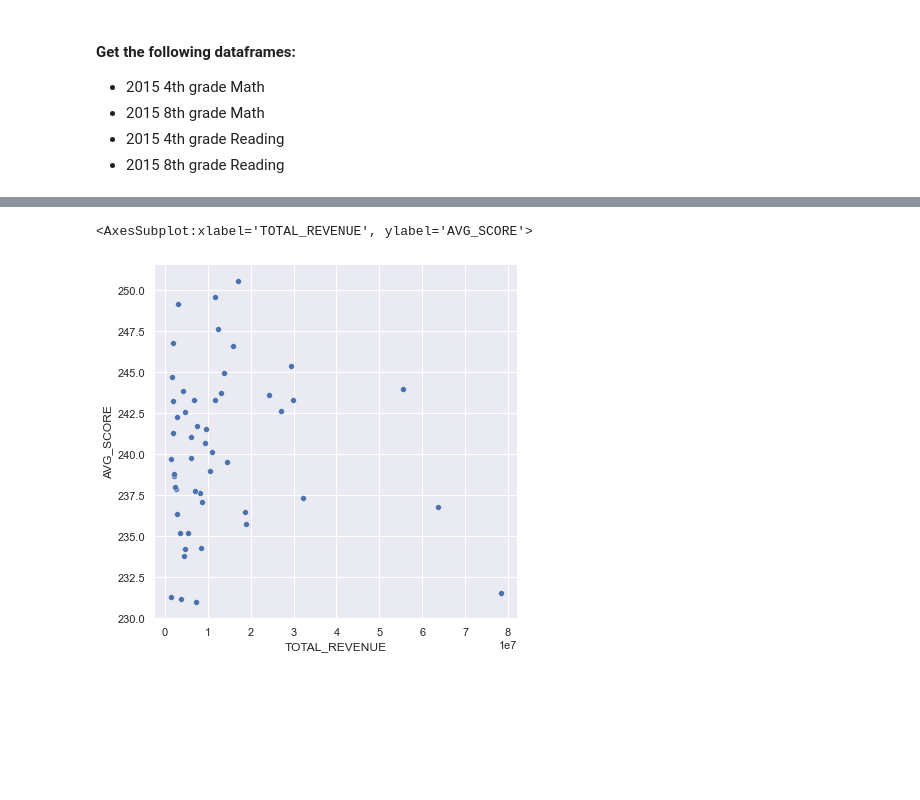
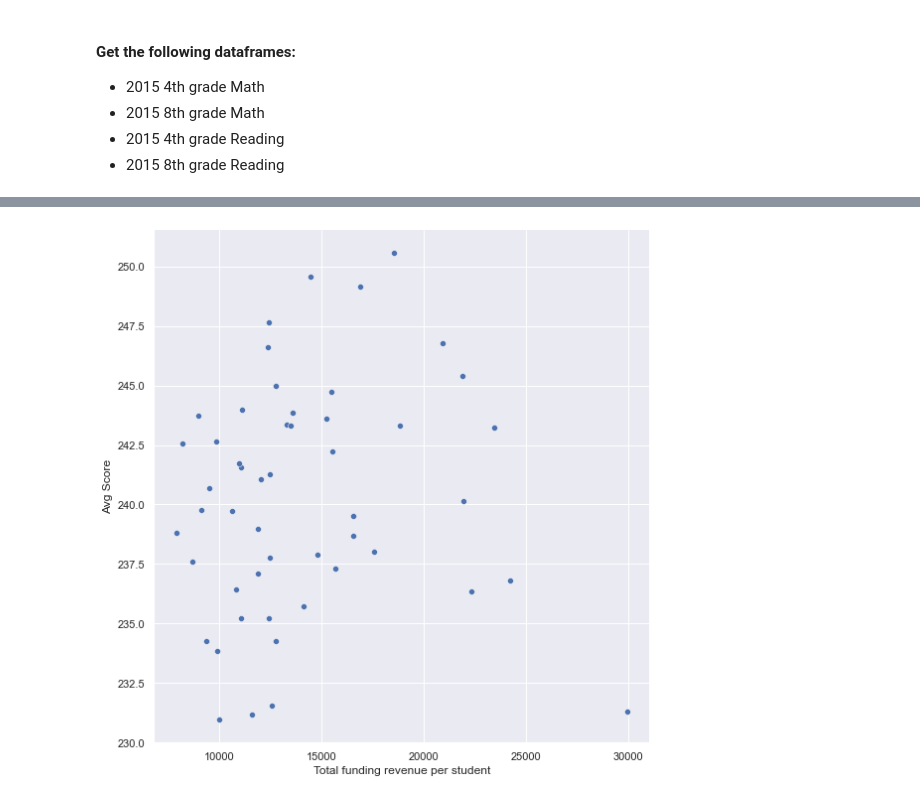
Before and after one commit to trangbt278/education, a Jupyter notebook: Student_Performance_vs_Funding visualize.ipynb, the cells around one changed output, grey strips where cells are left out. Saved outputs shown, nothing was run; the diff lists cells and outputs as text; code cells hidden in the pictures; blank space fills up the shorter version.

```diff
--- a/Student_Performance_vs_Funding visualize.ipynb
+++ b/Student_Performance_vs_Funding visualize.ipynb
@@ -136,11 +204,12 @@ plt.savefig("Instructional spending per student by State.png")
 # %%
 # For 2015 4th grade Math data
 
-math = year_2015[year_2015['TEST_SUBJECT'] == 'Mathematics']
+math = year_2015[year_2015['Subject'] == 'Mathematics']
 
-grade_4_math = math[math['TEST_YEAR'] == 4]
+grade_4_math = math[math['Grade'] == 4]
 
 # Covert the type of the Average scores
-grade_4_math["AVG_SCORE"] = grade_4_math["AVG_SCORE"].astype(float)
+warnings.filterwarnings('ignore')
+grade_4_math["Avg Score"] = grade_4_math["Avg Score"].astype(float)
 grade_4_math.head()
 # %% [output]
@@ -260,13 +305,15 @@ sns.scatterplot(x = "TOTAL_REVENUE", y = "AVG_SCORE",
 # %%
-# Total Revenue vs 4th grade Math scores
+# Total funding received vs 4th grade Math scores
 sns.set_theme(color_codes = True)
 
-f, ax = plt.subplots(figsize = (6.5, 6.5))
+f, ax = plt.subplots(figsize = (8,8))
 sns.despine(f, left = False, bottom = False)
 
-sns.scatterplot(x = "TOTAL_REVENUE", y = "AVG_SCORE",
+sns.scatterplot(x = "Total funding revenue per student", y = "Avg Score",
                 sizes = (1, 8), data = grade_4_math, ax = ax)
+
+plt.tight_layout()
+plt.savefig("Output_images/Total_Rev_4th_Math.png")
 # %% [output]
-<AxesSubplot:xlabel='TOTAL_REVENUE', ylabel='AVG_SCORE'>
-[figure, old version]
+[figure, new version]
 # %%
```
Also changed, not shown: parts of 32 cells of this notebook, 25 other files.
